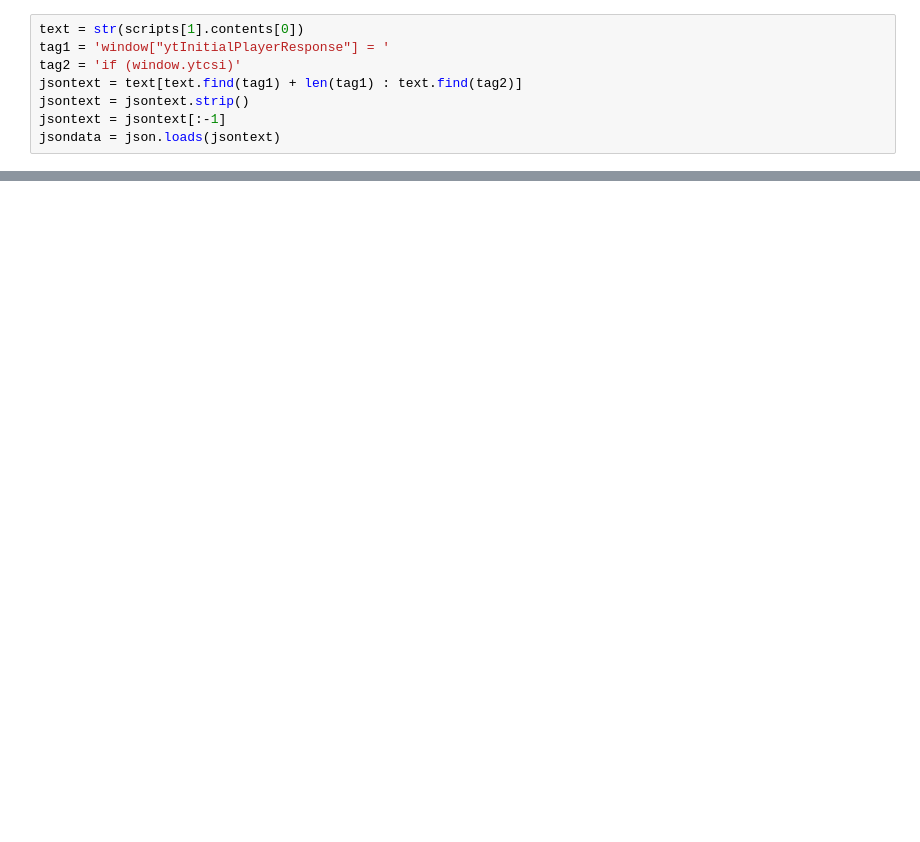
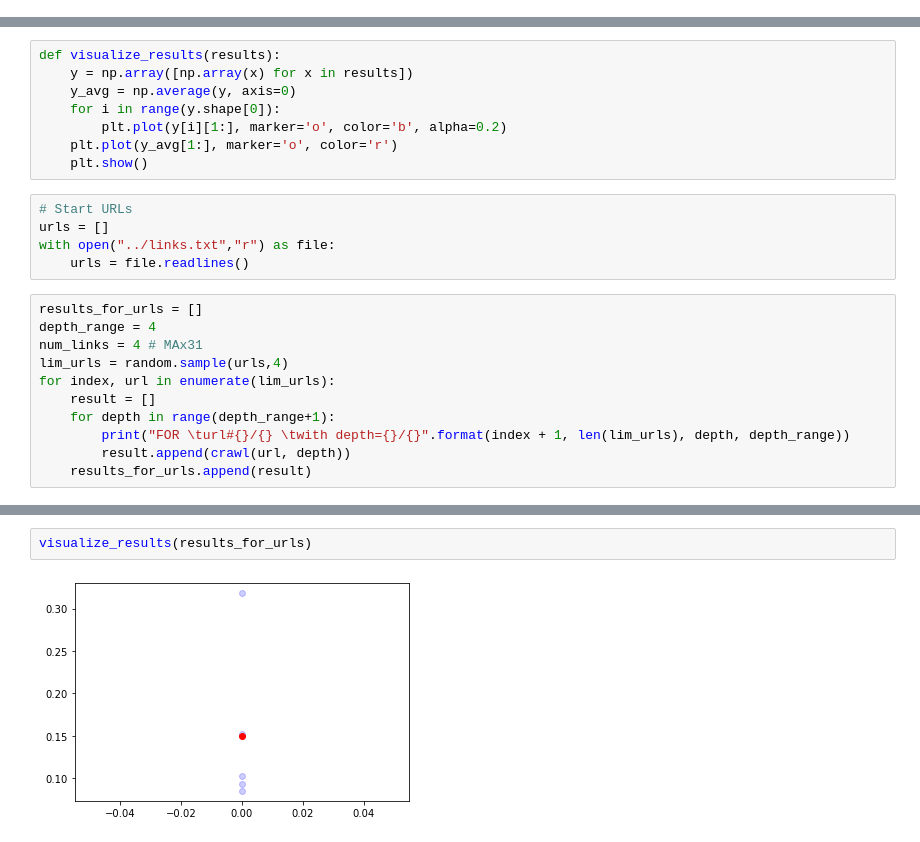
Before and after one commit to heylakshya/youtubeRabbitHole, a Jupyter notebook: notebooks/test.ipynb, the cells around one changed output, grey strips where cells are left out. Cells and saved outputs as stored; diff of their text form; blank space fills up the shorter version.

```diff
--- a/notebooks/test.ipynb
+++ b/notebooks/test.ipynb
@@ -16,8 +0,0 @@ scripts = body.find_all("script")
-# %%
-text = str(scripts[1].contents[0])
-tag1 = 'window["ytInitialPlayerResponse"] = '
-tag2 = 'if (window.ytcsi)'
-jsontext = text[text.find(tag1) + len(tag1) : text.find(tag2)]
-jsontext = jsontext.strip()
-jsontext = jsontext[:-1]
-jsondata = json.loads(jsontext)
@@ -30,0 +163,24 @@ print(tags)
+# %%
+def visualize_results(results):
+	y = np.array([np.array(x) for x in results])
+	y_avg = np.average(y, axis=0)
+	for i in range(y.shape[0]):
+		plt.plot(y[i][1:], marker='o', color='b', alpha=0.2)
+	plt.plot(y_avg[1:], marker='o', color='r')
+	plt.show()
+# %%
+# Start URLs
+urls = []
+with open("../links.txt","r") as file:
+	urls = file.readlines()
+# %%
+results_for_urls = []
+depth_range = 4
+num_links = 4 # MAx31
+lim_urls = random.sample(urls,4)
+for index, url in enumerate(lim_urls):
+	result = []
+	for depth in range(depth_range+1):
+		print("FOR \turl#{}/{} \twith depth={}/{}".format(index + 1, len(lim_urls), depth, depth_range))
+		result.append(crawl(url, depth))
+	results_for_urls.append(result)
@@ -30,0 +214,4 @@ print(tags)
+# %%
+visualize_results(results_for_urls)
+# %% [output]
+[figure, added]
```
Also changed, not shown: parts of 8 cells of this notebook, 2 other files.
